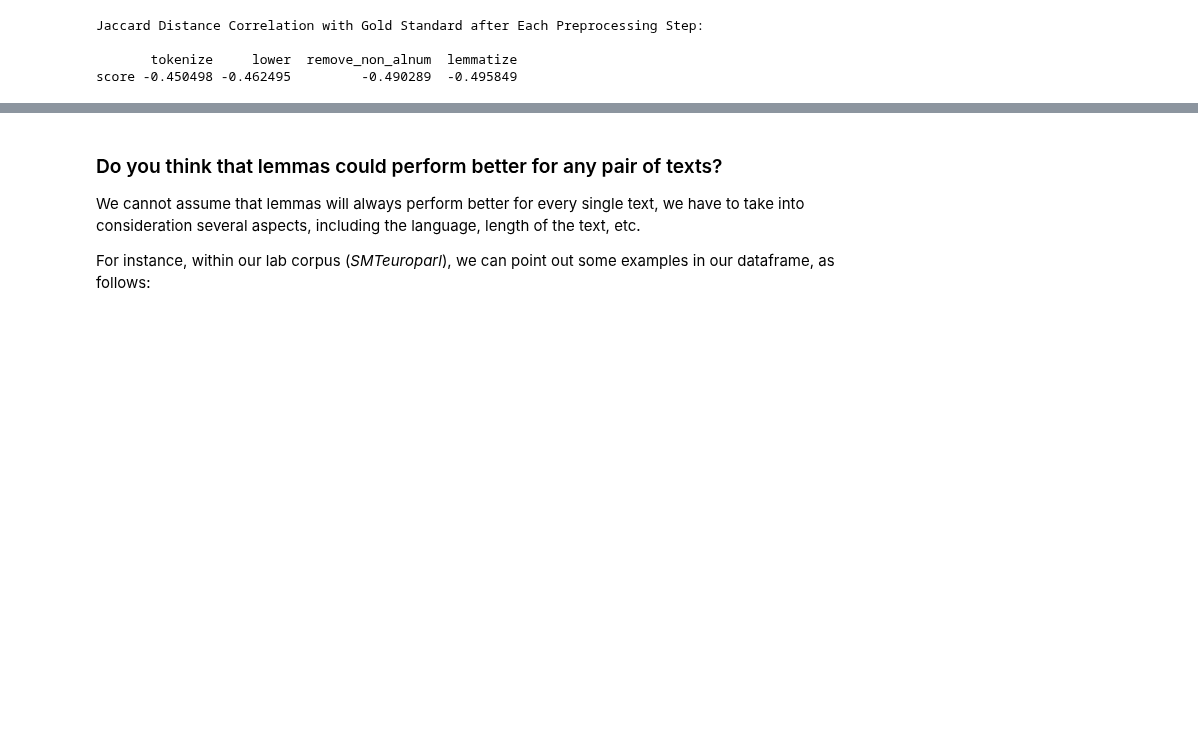
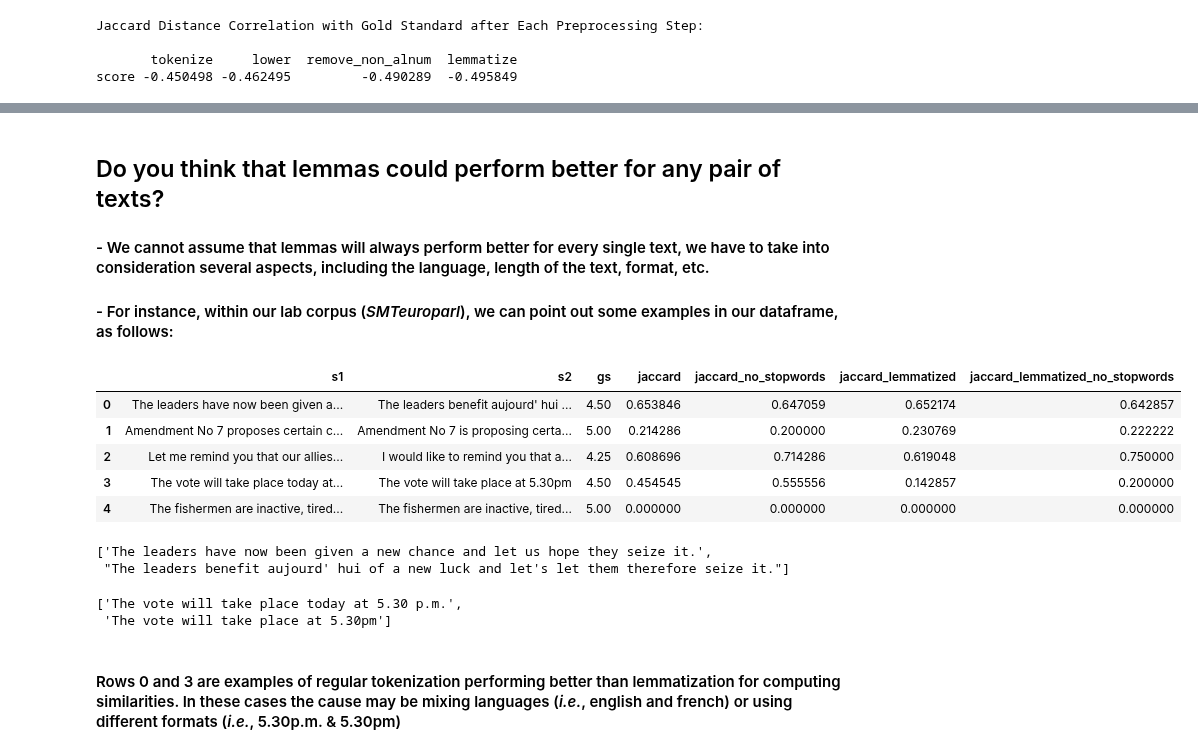
Before and after one commit to ZachParent/mai-intro-to-human-language-technologies, a Jupyter notebook: lab3/lab3.ipynb, the cells around one changed output, grey strips where cells are left out. Cells and saved outputs as stored; diff of their text form; code cells hidden in the pictures; blank space fills up the shorter version.

```diff
--- a/lab3/lab3.ipynb
+++ b/lab3/lab3.ipynb
@@ -182,7 +298,27 @@ In this lab we dived into a new approach for computing the simmilarities between
 # %% [markdown]
-### Do you think that lemmas could perform better for any pair of texts?
+## Do you think that lemmas could perform better for any pair of texts?
 
-We cannot assume that lemmas will always perform better for every single text, we have to take into consideration
-several aspects, including the language, length of the text, etc.
+#### - We cannot assume that lemmas will always perform better for every single text, we have to take into consideration several aspects, including the language, length of the text, format, etc.
 
-For instance, within our lab corpus (*SMTeuroparl*), we can point out some examples in our dataframe, as follows:
+#### - For instance, within our lab corpus (*SMTeuroparl*), we can point out some examples in our dataframe, as follows:
+# %%
+dt.head()
+# %% [output]
+|  | s1 | s2 | gs | jaccard | jaccard_no_stopwords | jaccard_lemmatized | jaccard_lemmatized_no_stopwords |
+| 0 | The leaders have now been given a... | The leaders benefit aujourd' hui ... | 4.50 | 0.653846 | 0.647059 | 0.652174 | 0.642857 |
+| 1 | Amendment No 7 proposes certain c... | Amendment No 7 is proposing certa... | 5.00 | 0.214286 | 0.200000 | 0.230769 | 0.222222 |
+| 2 | Let me remind you that our allies... | I would like to remind you that a... | 4.25 | 0.608696 | 0.714286 | 0.619048 | 0.750000 |
+| 3 | The vote will take place today at... | The vote will take place at 5.30pm | 4.50 | 0.454545 | 0.555556 | 0.142857 | 0.200000 |
+| 4 | The fishermen are inactive, tired... | The fishermen are inactive, tired... | 5.00 | 0.000000 | 0.000000 | 0.000000 | 0.000000 |
+# %%
+list(dt.iloc[0,:][['s1','s2']])
+# %% [output]
+['The leaders have now been given a new chance and let us hope they seize it.',
+ "The leaders benefit aujourd' hui of a new luck and let's let them therefore seize it."]
+# %%
+list(dt.iloc[3,:][['s1','s2']])
+# %% [output]
+['The vote will take place today at 5.30 p.m.',
+ 'The vote will take place at 5.30pm']
+# %% [markdown]
+#### Rows 0 and 3 are examples of regular tokenization performing better than lemmatization for computing similarities. In these cases the cause may be mixing languages (*i.e.*, english and french) or using different formats (*i.e.*, 5.30p.m. & 5.30pm)
```
Also changed, not shown: parts of 18 cells of this notebook, 2 other files.
